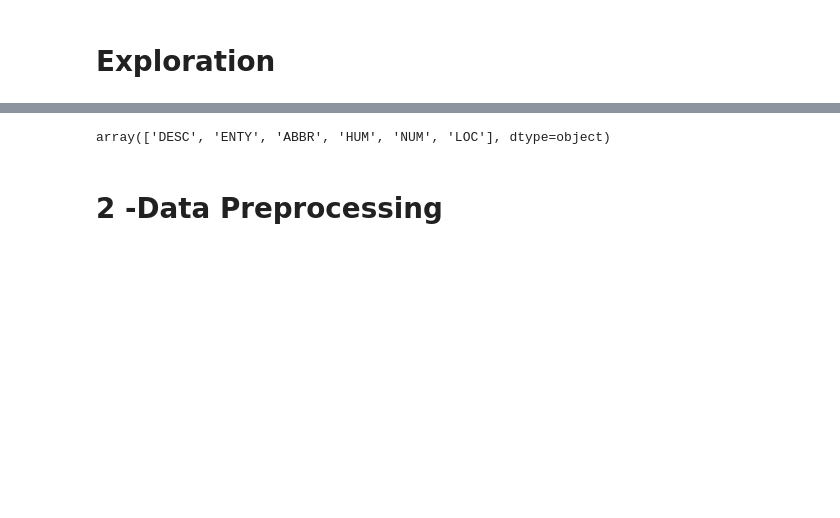
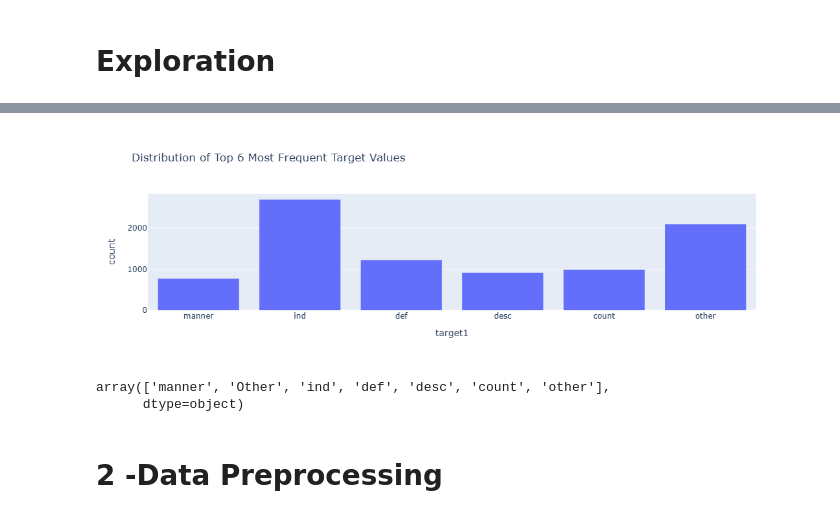
Before and after one commit to ouerghi01/Question-Classification, a Jupyter notebook: Deep_learning_project.ipynb, the cells around one changed output, grey strips where cells are left out. Saved outputs shown, nothing was run; the diff lists cells and outputs as text; code cells hidden in the pictures; blank space fills up the shorter version.

```diff
--- a/Deep_learning_project.ipynb
+++ b/Deep_learning_project.ipynb
@@ -82,0 +105,18 @@ train_data.head()
+# %%
+import pandas as pd
+import plotly.express as px
+
+# Example: Assuming `data` is a DataFrame and `y` is the target column
+# Count the frequency of each value in the target column
+top_values = train_data['target1'].value_counts().nlargest(6).index
+
+# Filter the dataset to include only the rows with the top 6 most frequent target values
+filtered_data = train_data[train_data['target1'].isin(top_values)]
+
+# Plot the histogram for the filtered data
+fig = px.histogram(filtered_data, x='target1', nbins=30, title='Distribution of Top 6 Most Frequent Target Values')
+
+# Show the plot
+fig.show()
+# %% [output]
+[figure, added]
@@ -83,8 +125,11 @@ train_data.head()
 # %%
 classes_names= train_data["target"].unique()
-classes_names
+classes_names1=train_data["target1"].unique()
+
+classes_names1
 # %% [output]
-array(['DESC', 'ENTY', 'ABBR', 'HUM', 'NUM', 'LOC'], dtype=object)
+array(['manner', 'Other', 'ind', 'def', 'desc', 'count', 'other'],
+      dtype=object)
 # %% [markdown]
 # 2 -Data Preprocessing
 # %%
```
Also changed, not shown: parts of 18 cells of this notebook.
